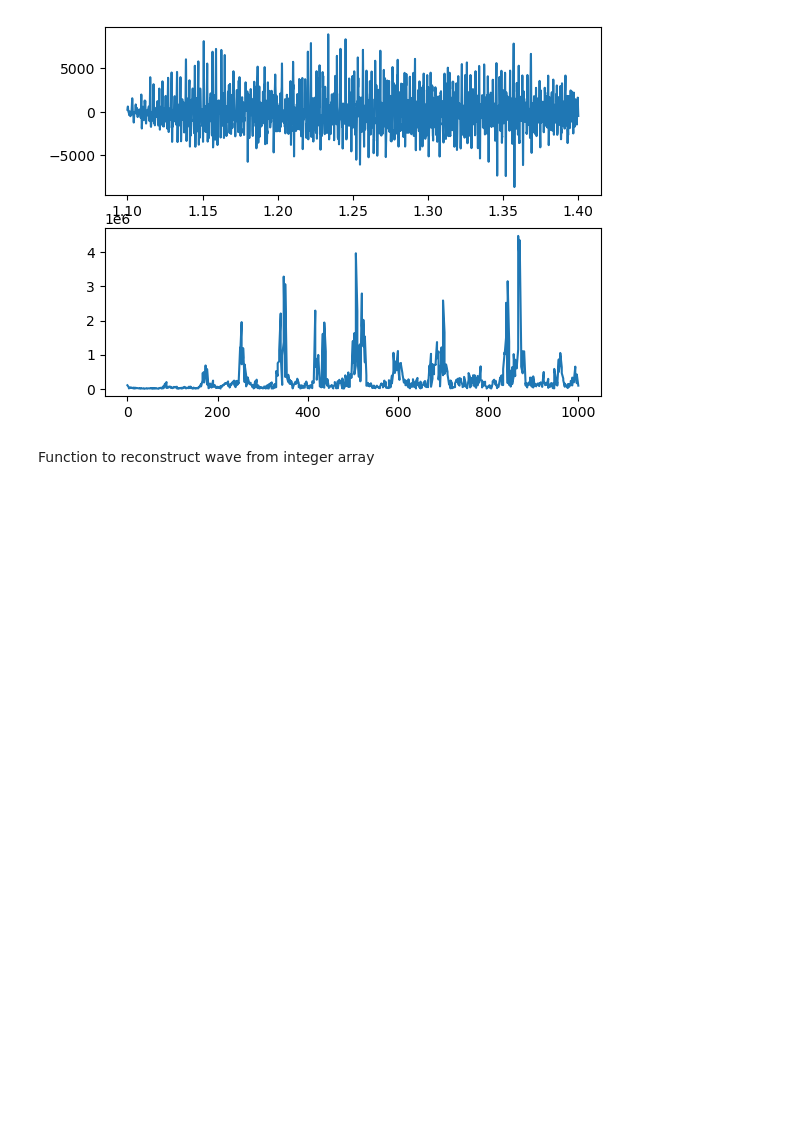
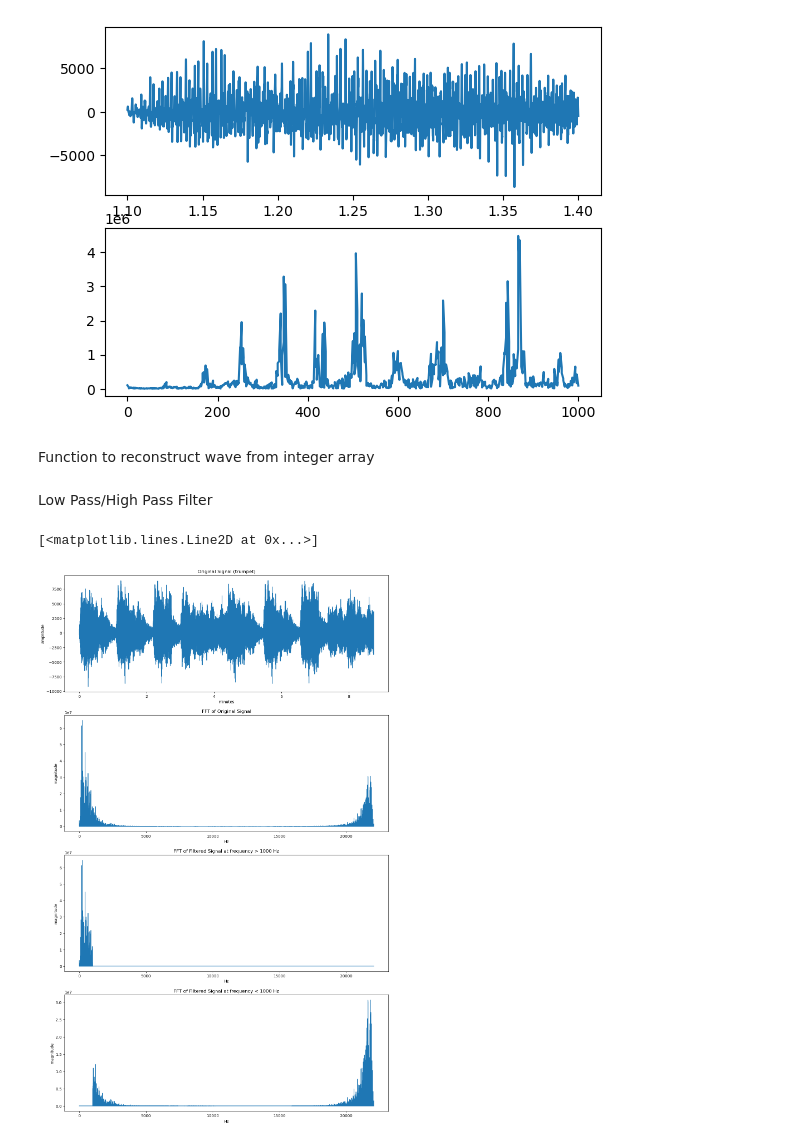
Before and after one commit to helsaint/DSP, a Jupyter notebook: Chapter 1 Sounds and Signals.ipynb, the cells around one changed output. Saved outputs shown, nothing was run; the diff lists cells and outputs as text; code cells hidden in the pictures; blank space fills up the shorter version.

Commit message:
Filter function added

```diff
--- a/Chapter 1 Sounds and Signals.ipynb
+++ b/Chapter 1 Sounds and Signals.ipynb
@@ -505,3 +513,52 @@ def to_wave(signal_array, nchannels, framerate, samplewidth, filename="temp.wav"
     obj.close()
 # %%
 to_wave(signal_array, 2, n_frequency, 2)
+# %% [markdown]
+Low Pass/High Pass Filter
+# %%
+def filter(signal_array, sample_frequency, high=None, low=None):
+    signal = signal_array
+    X = fftpack.rfft(signal)
+    fs = fftpack.rfftfreq(len(signal), 1/sample_frequency)
+    freq_gap = fs[-1] - fs[0]
+    n = len(X)
+    delta_freq = freq_gap/n
+    if high:
+        index_high = round(high/delta_freq)
+        X[index_high:] = 0
+    if low:
+        index_low = round(low/delta_freq)
+        X[:index_low] = 0
+    x = fftpack.irfft(X).real
+    return x, np.abs(X), fs
+# %%
+_,original_fft, original_freqs = filter(signal_array, n_frequency)
+#filter out freqs above 1000Hz
+high, high_fft, high_freqs = filter(signal_array, n_frequency, high=1000)
+#filter freqs below 1000Hz
+low, low_fft, low_freqs = filter(signal_array, n_frequency, low=1000)
+to_wave(high, 2, n_frequency, 2, filename="trumpet_high.wav")
+to_wave(low, 2, n_frequency, 2, filename="trumper_low.wav")
+# %%
+t_0 = np.linspace(0,t_audio,len(signal_array))
+fig, ax = plt.subplots(4,1)
+fig.set_size_inches(15,25)
+ax[0].plot(t_0,signal_array)
+ax[0].set_title("Original Signal (trumpet)")
+ax[0].set_xlabel("minutes")
+ax[0].set_ylabel("amplitude")
+ax[1].plot(original_freqs, original_fft)
+ax[1].set_title("FFT of Original Signal")
+ax[1].set_xlabel("Hz")
+ax[1].set_ylabel("magnitude")
+ax[2].plot(high_freqs, high_fft)
+ax[2].set_xlabel("Hz")
+ax[2].set_ylabel("magnitude")
+ax[2].set_title("FFT of Filtered Signal at frequency > 1000 Hz")
+ax[3].set_title("FFT of Filtered Signal at frequency < 1000 Hz")
+ax[3].set_xlabel("Hz")
+ax[3].set_ylabel("magnitude")
+ax[3].plot(low_freqs, low_fft)
+# %% [output]
+[<matplotlib.lines.Line2D at 0x...>]
+[figure, added]
```
Also changed, not shown: parts of 2 cells of this notebook, 2 other files.
